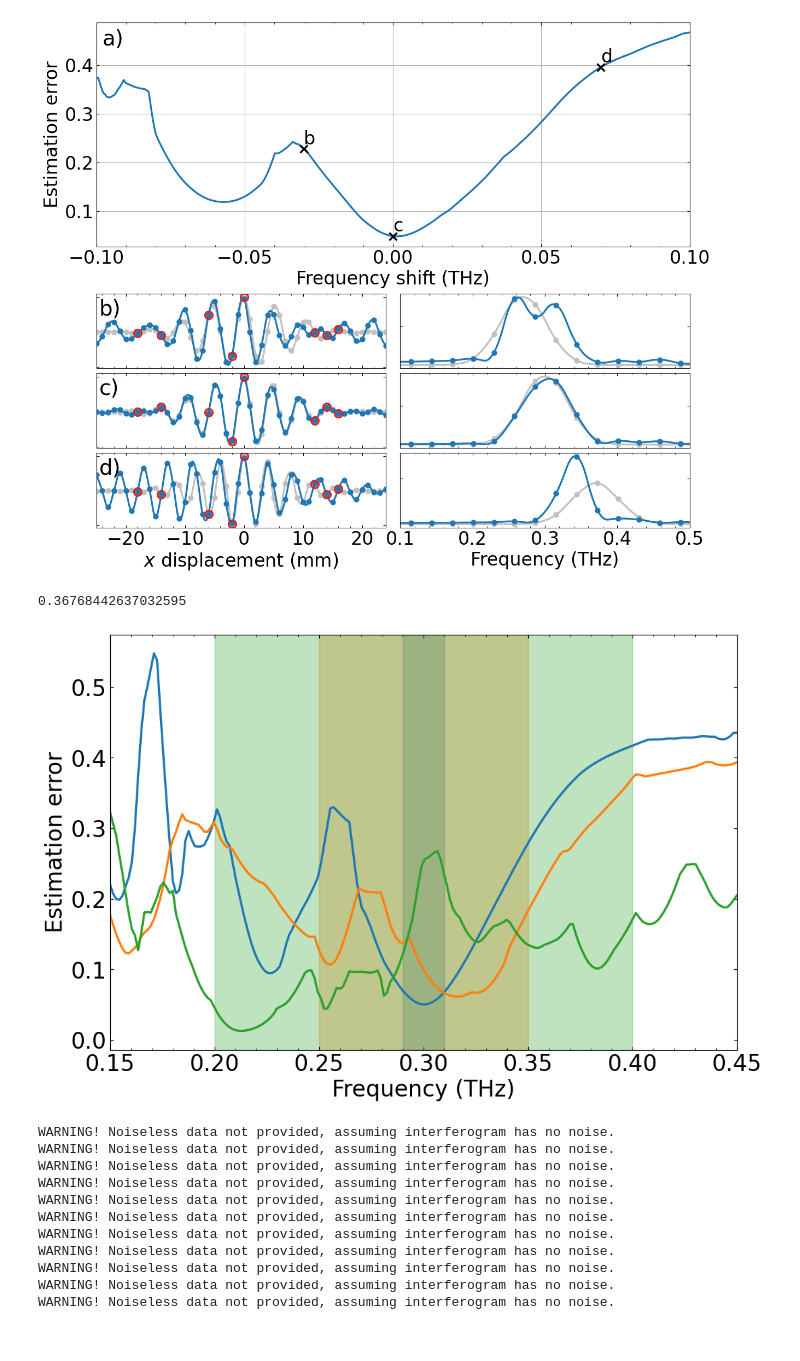
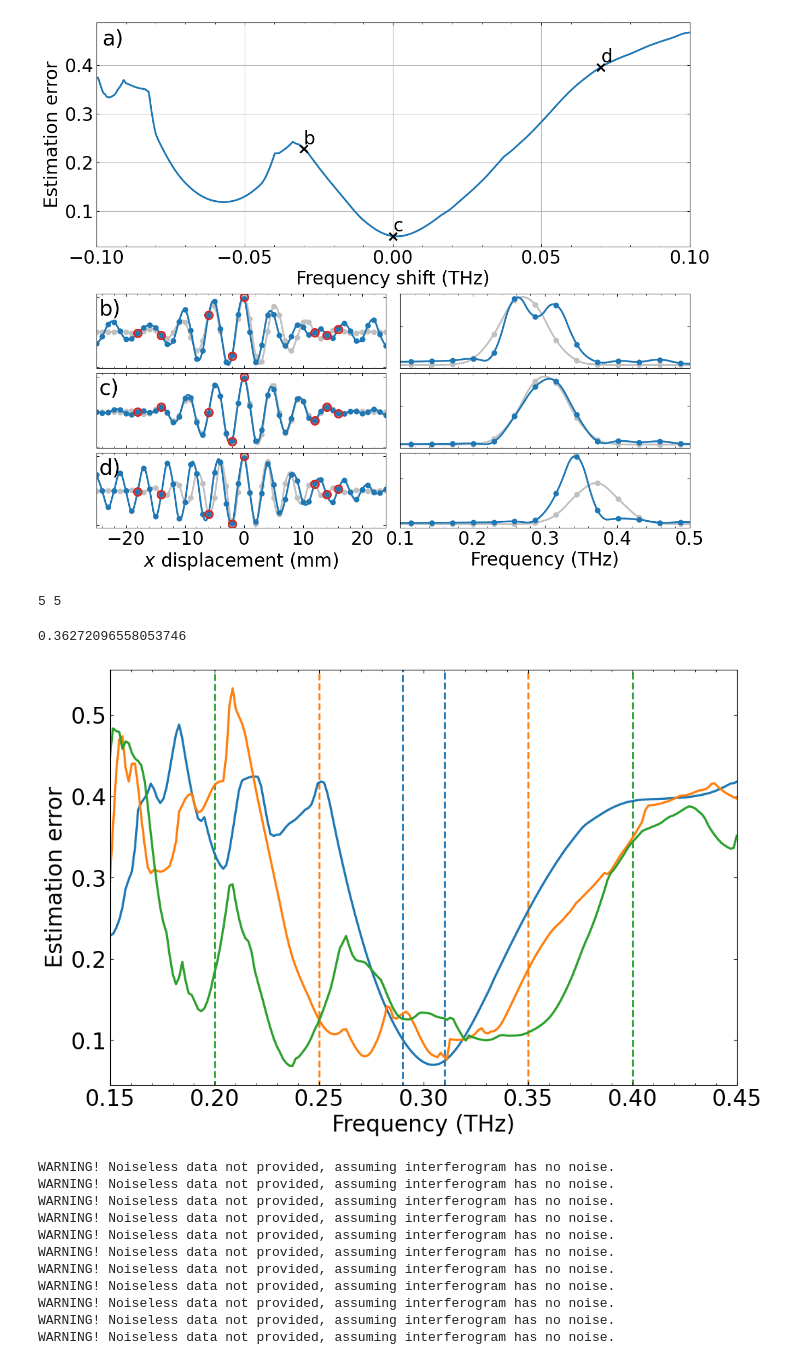
Before and after one commit to Jammi-Dodgers/THz-Compressed-Sensing, a Jupyter notebook: solution_robustness.ipynb, the cells around one changed output. Cells and saved outputs as stored; diff of their text form; code cells hidden in the pictures.

Commit message:
now training with constant central frequency interval instead of constant number of training interferograms.

```diff
--- a/solution_robustness.ipynb
+++ b/solution_robustness.ipynb
@@ -189,29 +189,40 @@ WARNING! Noiseless data not provided, assuming interferogram has no noise.
 # %%
 regularization_coeffient= 1e-2; samples = 8
 FWHM_fraction= 0.25 #FWHM_freq= 75e9
-central_freqs= [200e9, 300e9, 400e9]
-training_ranges= [20e9, 20e9, 20e9]
-training_N= 21
+central_freqs= [300e9, 300e9, 300e9]
+training_ranges= [10e9, 50e9, 100e9]
 test_min_freq= 150e9; test_max_freq= 450e9; test_N= 200
 noise = 0.0
 
+training_range_delta = 5e9 #training_N= 21
+training_N = (2*np.array(training_ranges)//training_range_delta +1).astype(int)
+
 test_shifted_freqs = np.linspace(test_min_freq, test_max_freq, test_N)
 
-training_shifted_freqs = np.empty((3, training_N))
-training_scores = np.empty((3, training_N))
+training_shifted_freqs = np.empty((3, np.max(training_N)))
+training_scores = np.empty((3, np.max(training_N)))
 test_scores = np.empty((3, test_N))
 configs = np.empty((3, samples), dtype= int)
+
+#configs = np.array([[3,11,21,23,25,35,41,45],
+#                    [0,9,17,23,25,31,35,47],
+#                    [5,7,22,23,25,29,32,43]])
+
 for central_freq, training_range, m in zip(central_freqs, training_ranges, range(3)):
-    shifts = np.linspace(-training_range, training_range, training_N)
-    training_shifted_freqs[m] = central_freq +shifts
+    #shifts = np.linspace(-training_range, training_range, training_N)
+    shifts = np.arange(-training_range, training_range+training_range_delta, training_range_delta)
+    print(len(shifts), training_N[m])
 
-    targets= np.empty((training_N, total_points)); noiseless= np.empty((training_N, total_points))
-    for n, shifted_freq in enumerate(training_shifted_freqs[m]):
+    training_shifted_freqs[m, :training_N[m]] = central_freq +shifts
+
+    targets= np.empty((training_N[m], total_points)); noiseless= np.empty((training_N[m], total_points))
+    for n, shifted_freq in enumerate(training_shifted_freqs[m, :training_N[m]]):
         noiseless[n] = cs.generate_interferogram(total_points, pixel_pitch*1e-3, shifted_freq, shifted_freq*FWHM_fraction, 6)
         targets[n] = cs.generate_interferogram(total_points, pixel_pitch*1e-3, shifted_freq, shifted_freq*FWHM_fraction, 6, noise)
     configs[m], average_score = cs.MCMC_metropolis(samples, targets, noiseless= noiseless, regularization_coeffient= regularization_coeffient, error_type= "L2")
+    #average_score= "NA"
 
-    for n, shifted_freq in enumerate(training_shifted_freqs[m]):
+    for n, shifted_freq in enumerate(training_shifted_freqs[m, :training_N[m]]):
         training_scores[m,n] = cs.evaluate_score(configs[m], targets[n], noiseless= noiseless[n], regularization_coeffient= regularization_coeffient, error_type= "L2")
 
     for n, shifted_freq in enumerate(test_shifted_freqs):
@@ -220,6 +231,8 @@ for central_freq, training_range, m in zip(central_freqs, training_ranges, range
         test_scores[m,n] = cs.evaluate_score(configs[m], target, noiseless= noiseles, regularization_coeffient= regularization_coeffient, error_type= "L2")
 
     print(configs[m], average_score)
+# %% [output]
+5 5
 # %%
 random_scores = np.empty(test_N)
 for n, shifted_freq in enumerate(test_shifted_freqs):
@@ -230,28 +243,33 @@ for n, shifted_freq in enumerate(test_shifted_freqs):
 
 print(np.mean(random_scores))
 # %% [output]
-0.36768442637032595
+0.36272096558053746
 # %%
 fig, axs = plt.subplots(1, 1, figsize= (12, 8))
 
 colours = ["tab:blue", "tab:orange", "tab:green"]
 
 for central_freq, training_range, test_score, colour in zip(central_freqs, training_ranges, test_scores, colours):
 
-    axs.plot(test_shifted_freqs*1e-12, test_score, zorder= 2.0, color= colour)
-    axs.fill_betweenx([0,1], (central_freq-training_range)*1e-12, (central_freq+training_range)*1e-12, transform= axs.get_xaxis_transform(), color= colour, zorder= 1.5, alpha= 0.3)
+    axs.plot(test_shifted_freqs*1e-12, test_score, color= colour)
+    axs.fill_betweenx([-0.1,1.1], (central_freq-training_range)*1e-12, (central_freq+training_range)*1e-12, transform= axs.get_xaxis_transform(),
+                      linestyle= "--", linewidth= 2, edgecolor= colour, facecolor= "none", alpha= 1.0)
+    #axs.fill_betweenx([-0.1,1.1], (central_freq-training_range)*1e-12, (central_freq+training_range)*1e-12, transform= axs.get_xaxis_transform(),
+    #                  facecolor= colour, alpha= 0.02)
 
 
 #axs.plot(test_shifted_freqs*1e-12, test_scores, marker= ".", zorder= 2.0, linestyle= "none")
 #axs.plot(training_shifted_freqs*1e-12, training_scores, marker= "x", zorder= 1.9, linestyle= "none")
 #axs.plot(test_shifted_freqs*1e-12, random_scores, marker= "^", zorder= 1.8, linestyle= "none", color= "pink", markersize= 2)
 #axs.vlines([(central_freq-training_range)*1e-12, (central_freq+training_range)*1e-12], 0, 1, transform= axs.get_xaxis_transform(), color= "silver", zorder= 1.5)
 #axs.annotate("a)", (0.01,0.97), xycoords= 'axes fraction', ha= "left", va= "top", fontsize= 28)
 axs.set(xlabel= "Frequency (THz)", ylabel= "Estimation error", xlim= (test_shifted_freqs.min()*1e-12, test_shifted_freqs.max()*1e-12))#, xticks= np.arange(0.2, 0.4+0.05, 0.05))
 
+fig.savefig("./graphs/range_shift_25%.pdf", bbox_inches= "tight")
+
 plt.show()
 # %% [output]
-[figure, old version]
+[figure, new version]
 # %%
 N = 1000; shift_range= 100e9; regularization_coeffient= 1e-2; samples = 8
 central_freqs= [250e9, 300e9, 350e9]
```
Also changed, not shown: 2 other files.
